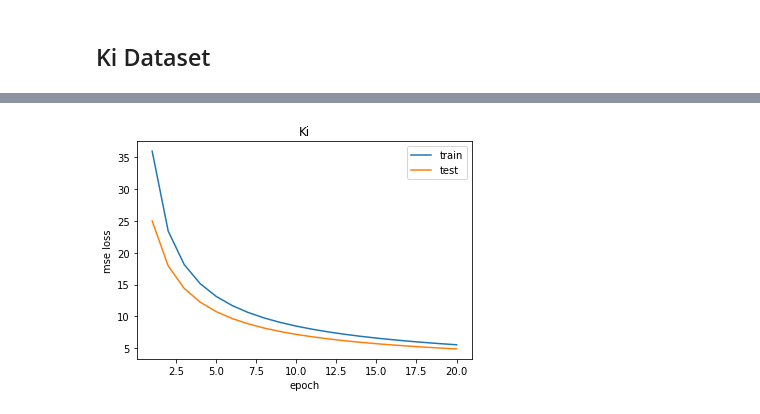
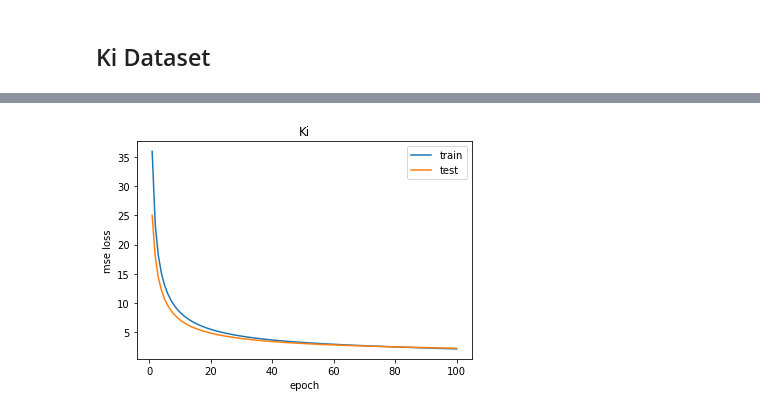
Before and after one commit to shrutidudwadkar/COM6911-DTI-2021, a Jupyter notebook: Delta/DeepDTA.ipynb, the cells around one changed output, grey strips where cells are left out. Drawn from its saved outputs; the diff is of its cells as text; code cells hidden in the pictures.

```diff
--- a/Delta/DeepDTA.ipynb
+++ b/Delta/DeepDTA.ipynb
@@ -207,5 +221,5 @@ epoch:  18  avg training loss:  3.9999791598315957  avg test loss:  3.7360488484
 # %% [markdown]
 ## Ki Dataset
 # %%
-model(data_Ki, 'Ki', bs=100, num_epochs=20)
+model(data_Ki, 'Ki', bs=100, num_epochs=100)
 # %% [output]
@@ -222 +243 @@ epoch:  18  avg training loss:  5.682743288282852  avg test loss:  4.99372083956
-[figure, old version]
+[figure, new version]
```
Also changed, not shown: parts of 4 cells of this notebook.
